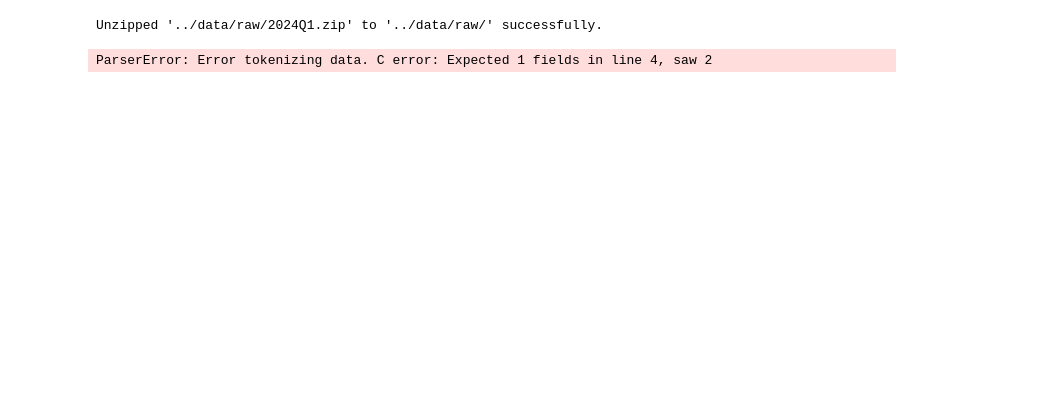
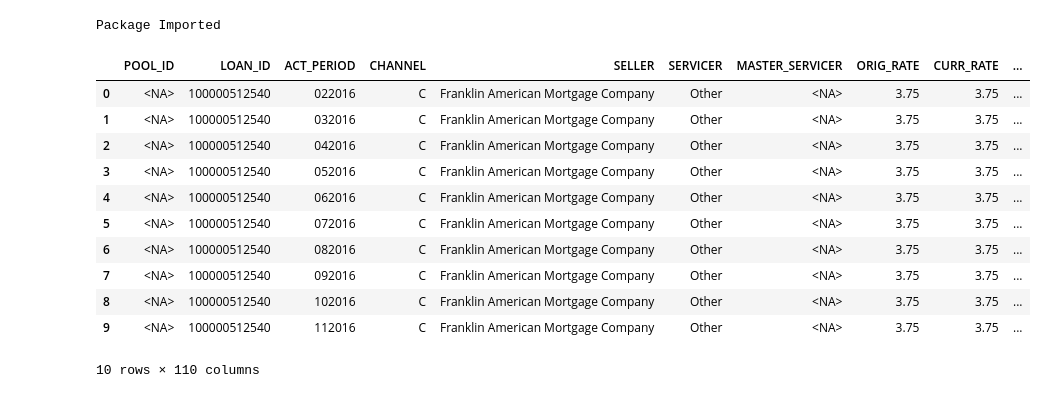
Before and after one commit to Go1vf/Mortgage-Delinquency-Risk-Model, a Jupyter notebook: notebooks/exploratory_analysis.ipynb, the cells around one changed output. Drawn from its saved outputs; the diff is of its cells as text; code cells hidden in the pictures; blank space fills up the shorter version.

```diff
--- a/notebooks/exploratory_analysis.ipynb
+++ b/notebooks/exploratory_analysis.ipynb
@@ -8,11 +1,11 @@ from data import unzip_quarterly_data, load_data
-# %%
-file_path = '../data/raw/2024Q1.zip'
-unzip_quarterly_data(file_path)
-# %% [output]
-Unzipped '../data/raw/2024Q1.zip' to '../data/raw/' successfully.
-# %%
-data_path = '../data/raw/2024Q1.csv'
-data = load_data(data_path)
-data.show()
-# %% [output]
-ParserError: Error tokenizing data. C error: Expected 1 fields in line 4, saw 2
+# %%
+# from pyspark.sql import SparkSession
+import pandas as pd
+import warnings
+import sys
+sys.path.append('../src')
+from data import load_and_concat_csv, analyze_dataframe, visualize_NA_percentage
+warnings.simplefilter(action='ignore', category=pd.errors.DtypeWarning)
+print("Package Imported")
+# %% [output]
+Package Imported
@@ -18,0 +85,18 @@ ParserError: Error tokenizing data. C error: Expected 1 fields in line 4, saw 2
+# %%
+file_path = '../data/raw/2016Q1.csv'
+chunk_size = 100000
+df = load_and_concat_csv(file_path, lppub_column_names, lppub_column_classes, chunk_size=chunk_size)
+df.head(10)
+# %% [output]
+|  | POOL_ID | LOAN_ID | ACT_PERIOD | CHANNEL | SELLER | SERVICER | MASTER_SERVICER | ORIG_RATE | CURR_RATE | ... |
+| 0 | <NA> | 100000512540 | 022016 | C | Franklin American Mortgage Company | Other | <NA> | 3.75 | 3.75 | ... |
+| 1 | <NA> | 100000512540 | 032016 | C | Franklin American Mortgage Company | Other | <NA> | 3.75 | 3.75 | ... |
+| 2 | <NA> | 100000512540 | 042016 | C | Franklin American Mortgage Company | Other | <NA> | 3.75 | 3.75 | ... |
+| 3 | <NA> | 100000512540 | 052016 | C | Franklin American Mortgage Company | Other | <NA> | 3.75 | 3.75 | ... |
+| 4 | <NA> | 100000512540 | 062016 | C | Franklin American Mortgage Company | Other | <NA> | 3.75 | 3.75 | ... |
+| 5 | <NA> | 100000512540 | 072016 | C | Franklin American Mortgage Company | Other | <NA> | 3.75 | 3.75 | ... |
+| 6 | <NA> | 100000512540 | 082016 | C | Franklin American Mortgage Company | Other | <NA> | 3.75 | 3.75 | ... |
+| 7 | <NA> | 100000512540 | 092016 | C | Franklin American Mortgage Company | Other | <NA> | 3.75 | 3.75 | ... |
+| 8 | <NA> | 100000512540 | 102016 | C | Franklin American Mortgage Company | Other | <NA> | 3.75 | 3.75 | ... |
+| 9 | <NA> | 100000512540 | 112016 | C | Franklin American Mortgage Company | Other | <NA> | 3.75 | 3.75 | ... |
+10 rows × 110 columns
```
Also changed, not shown: parts of 5 cells of this notebook, 3 other files.
